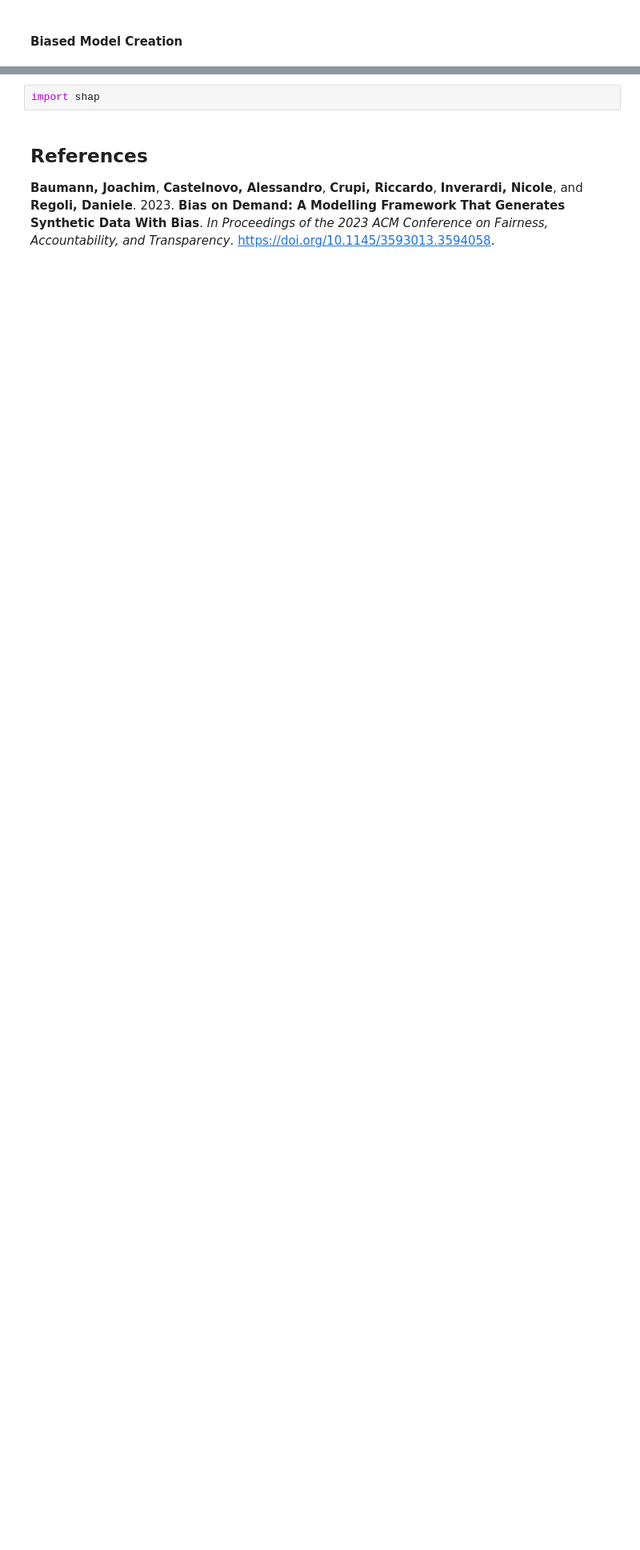
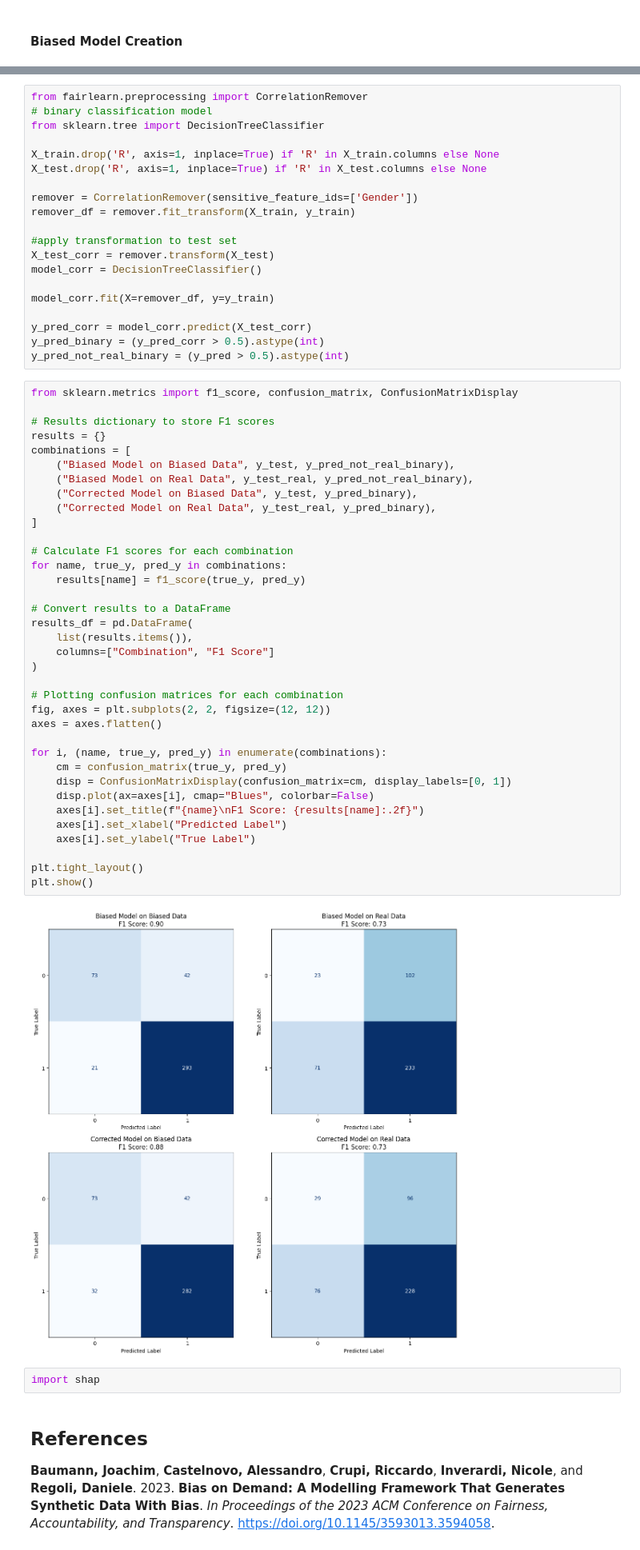
Before and after one commit to PRCSousa/Tabular-Bias-Simulation-And-Mitigation, a Jupyter notebook: main.ipynb, the cells around one changed output, grey strips where cells are left out. Shown at 80% size. Drawn from its saved outputs; the diff is of its cells as text; blank space fills up the shorter version.

```diff
--- a/main.ipynb
+++ b/main.ipynb
@@ -431,3 +483,61 @@ Median Absolute Error on Real A3: 54.055722240009345
+# %%
+from fairlearn.preprocessing import CorrelationRemover
+# binary classification model
+from sklearn.tree import DecisionTreeClassifier
+
+X_train.drop('R', axis=1, inplace=True) if 'R' in X_train.columns else None
+X_test.drop('R', axis=1, inplace=True) if 'R' in X_test.columns else None
+
+remover = CorrelationRemover(sensitive_feature_ids=['Gender'])
+remover_df = remover.fit_transform(X_train, y_train)
+
+#apply transformation to test set
+X_test_corr = remover.transform(X_test)
+model_corr = DecisionTreeClassifier()
+
+model_corr.fit(X=remover_df, y=y_train)
+
+y_pred_corr = model_corr.predict(X_test_corr)
+y_pred_binary = (y_pred_corr > 0.5).astype(int)
+y_pred_not_real_binary = (y_pred > 0.5).astype(int)
+# %%
+from sklearn.metrics import f1_score, confusion_matrix, ConfusionMatrixDisplay
+
+# Results dictionary to store F1 scores
+results = {}
+combinations = [
+    ("Biased Model on Biased Data", y_test, y_pred_not_real_binary),
+    ("Biased Model on Real Data", y_test_real, y_pred_not_real_binary),
+    ("Corrected Model on Biased Data", y_test, y_pred_binary),
+    ("Corrected Model on Real Data", y_test_real, y_pred_binary),
+]
+
+# Calculate F1 scores for each combination
+for name, true_y, pred_y in combinations:
+    results[name] = f1_score(true_y, pred_y)
+
+# Convert results to a DataFrame
+results_df = pd.DataFrame(
+    list(results.items()),
+    columns=["Combination", "F1 Score"]
+)
+
+# Plotting confusion matrices for each combination
+fig, axes = plt.subplots(2, 2, figsize=(12, 12))
+axes = axes.flatten()
+
+for i, (name, true_y, pred_y) in enumerate(combinations):
+    cm = confusion_matrix(true_y, pred_y)
+    disp = ConfusionMatrixDisplay(confusion_matrix=cm, display_labels=[0, 1])
+    disp.plot(ax=axes[i], cmap="Blues", colorbar=False)
+    axes[i].set_title(f"{name}\nF1 Score: {results[name]:.2f}")
+    axes[i].set_xlabel("Predicted Label")
+    axes[i].set_ylabel("True Label")
+
+plt.tight_layout()
+plt.show()
+# %% [output]
+[figure, added]
 # %%
 import shap
 # %% [markdown]
```
Also changed, not shown: parts of 22 cells of this notebook.
